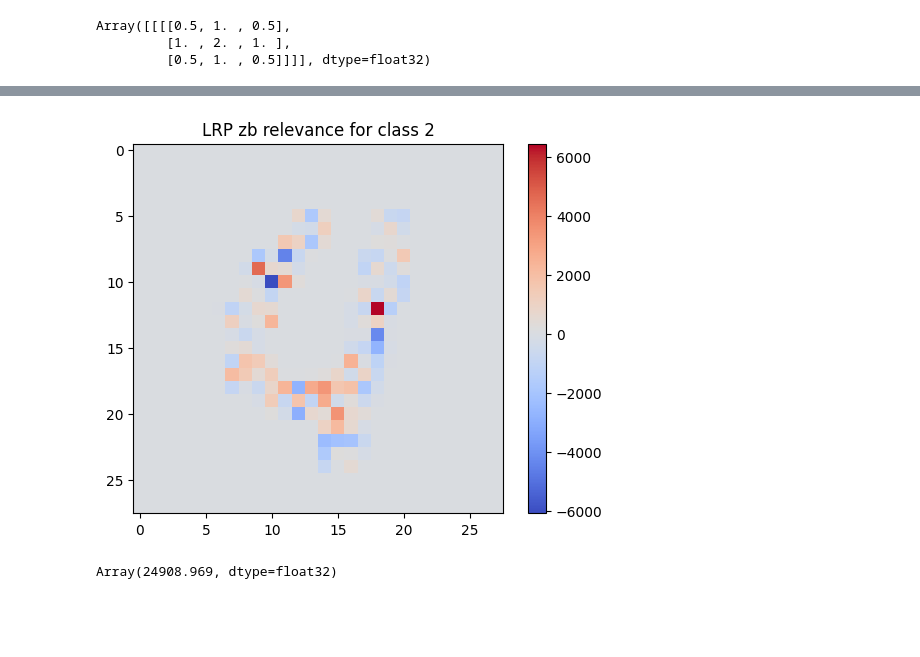
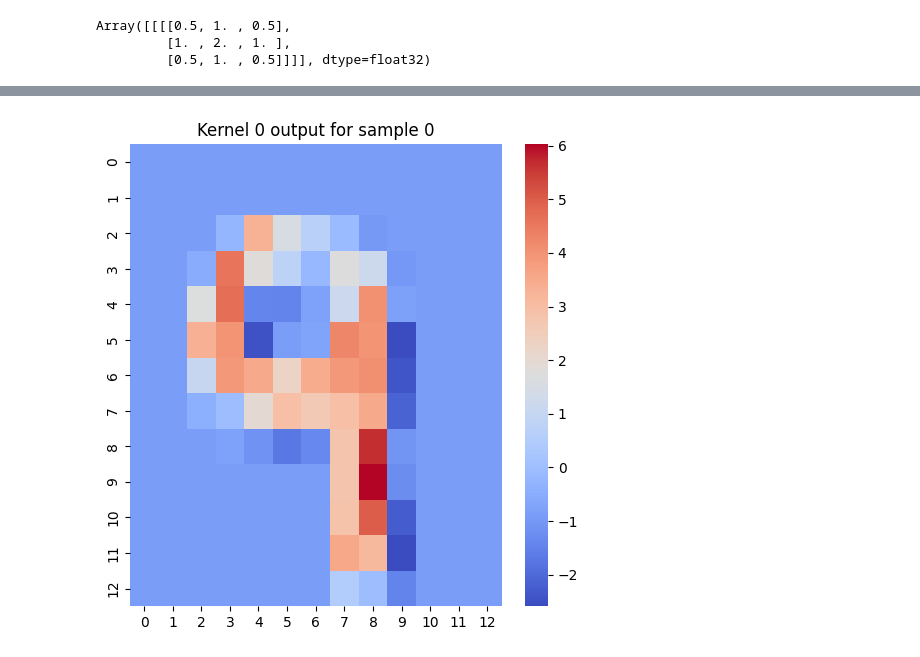
Before and after one commit to SanjithKumar2/MiniTorch, a Jupyter notebook: LeCunn.ipynb, the cells around one changed output, grey strips where cells are left out. Cells and saved outputs as stored; diff of their text form; code cells hidden in the pictures; blank space fills up the shorter version.

```diff
--- a/LeCunn.ipynb
+++ b/LeCunn.ipynb
@@ -645,12 +569,4 @@ plt.show()
-# %%
-R_image = R_in.reshape(28, 28)
-plt.imshow(R_image, cmap='coolwarm')
-plt.title(f'LRP zb relevance for class {int(jnp.argmax(O))}')
-plt.colorbar()
-plt.show()
-# %% [output]
-[figure, removed]
-# %%
-jnp.sum(R_in)
-# %% [output]
-Array(24908.969, dtype=float32)
+# %%
+show_conv_out(net.layers[0],0,0)
+# %% [output]
+[figure, added]
```
Also changed, not shown: parts of 16 cells of this notebook, 3 other files.
